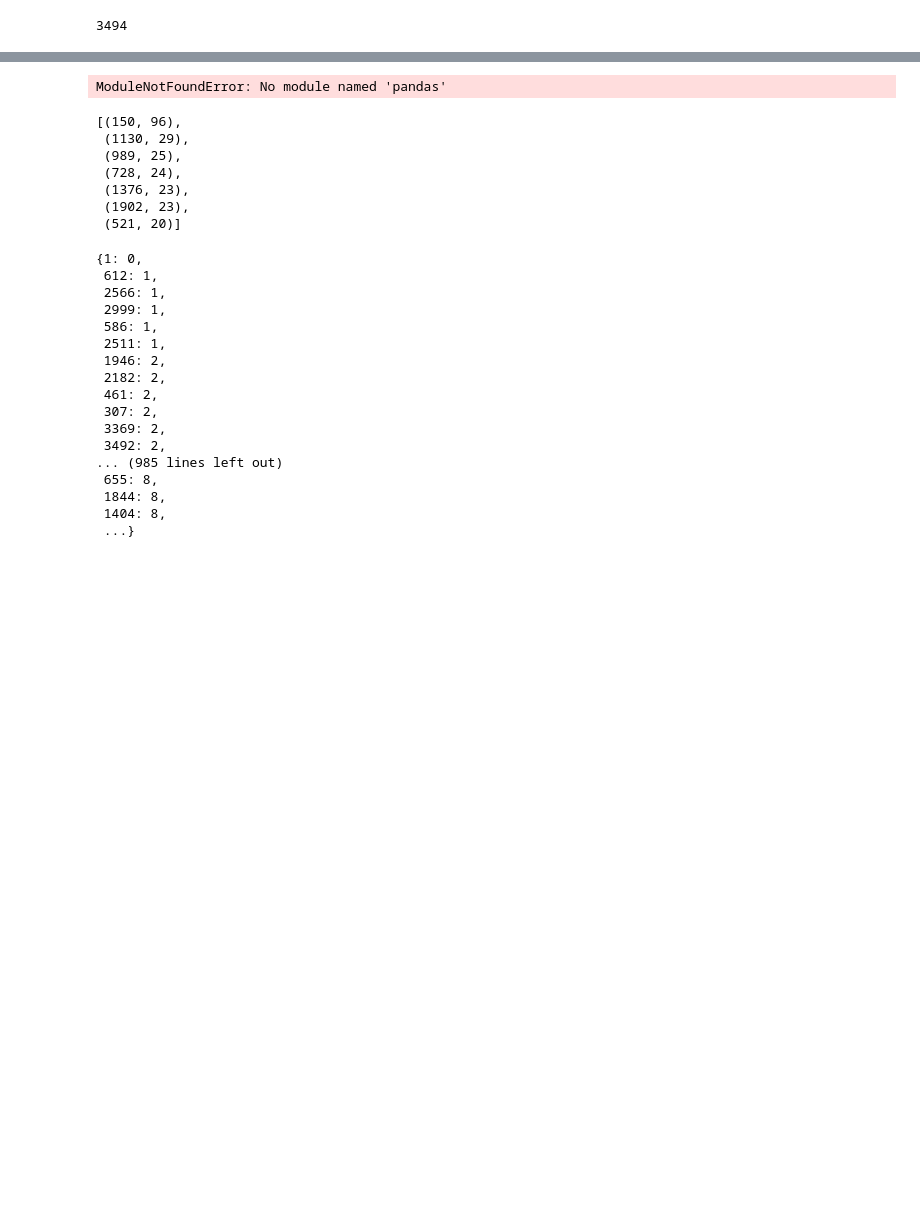
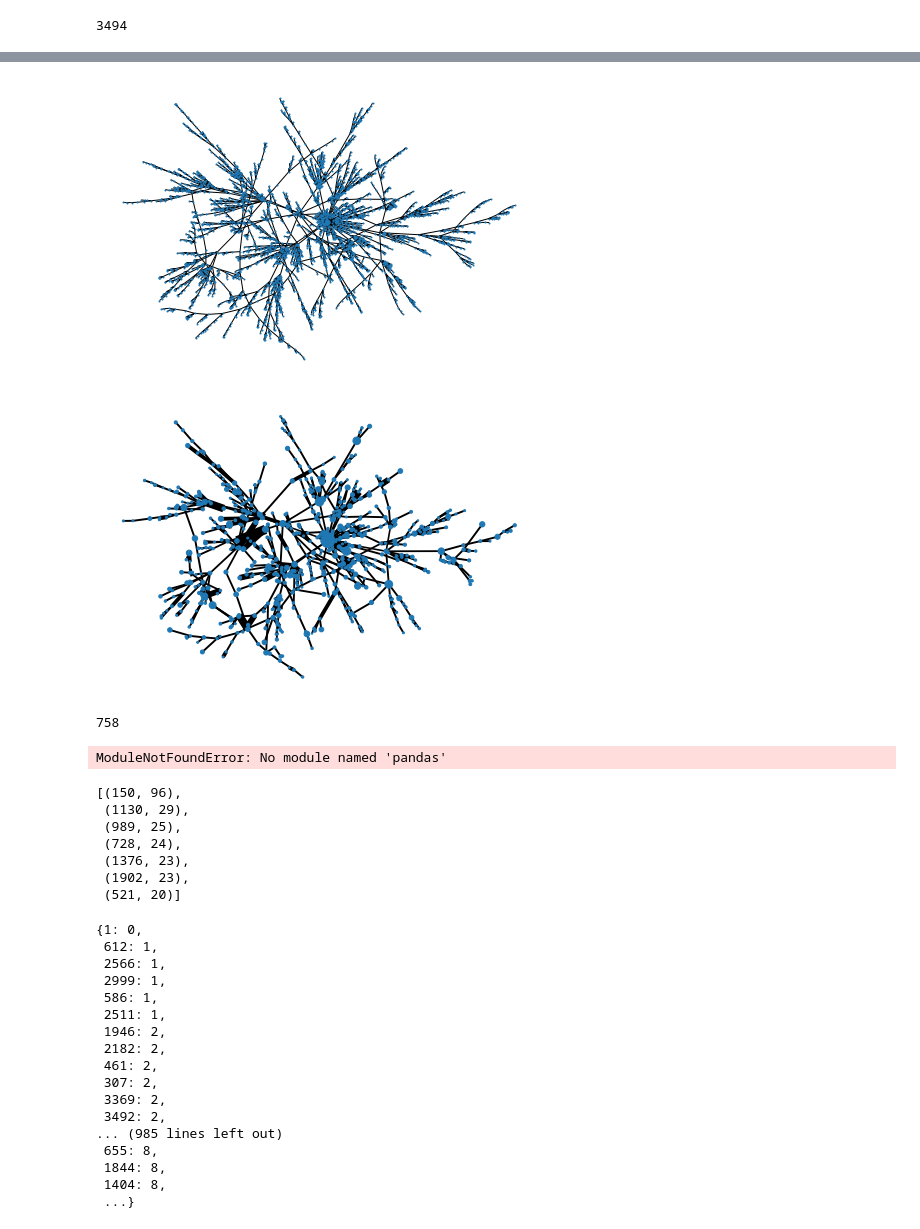
Before and after one commit to joachimwolff/scHiCExplorer, a Jupyter notebook: cell_cyclus.ipynb, the cells around one changed output, grey strips where cells are left out. Cells and saved outputs as stored; diff of their text form; code cells hidden in the pictures; blank space fills up the shorter version.

```diff
--- a/cell_cyclus.ipynb
+++ b/cell_cyclus.ipynb
@@ -28,3 +87,70 @@ plt.show()
+# %%
+
+from collections import defaultdict
+
+import matplotlib.pyplot as plt
+import networkx as nx
+import numpy
+from scipy.cluster import hierarchy
+from scipy.spatial import distance
+
+
+def create_hc(G):
+    """Creates hierarchical cluster of graph G from distance matrix"""
+    path_length = nx.all_pairs_shortest_path_length(G)
+    distances = numpy.zeros((len(G), len(G)))
+    for u, p in path_length:
+        for v, d in p.items():
+            distances[u][v] = d
+    # Create hierarchical cluster
+    Y = distance.squareform(distances)
+    Z = hierarchy.complete(Y)  # Creates HC using farthest point linkage
+    # This partition selection is arbitrary, for illustrive purposes
+    membership = list(hierarchy.fcluster(Z, t=1.15))
+    # Create collection of lists for blockmodel
+    partition = defaultdict(list)
+    for n, p in zip(list(range(len(G))), membership):
+        partition[p].append(n)
+    return list(partition.values())
+
+
+
+# G = nx.read_edgelist("hartford_drug.edgelist")
+
+# Extract largest connected component into graph H
+H = G.subgraph(next(nx.connected_components(G)))
+# Makes life easier to have consecutively labeled integer nodes
+H = nx.convert_node_labels_to_integers(H)
+# Create parititions with hierarchical clustering
+partitions = create_hc(H)
+# Build blockmodel graph
+BM = nx.quotient_graph(H, partitions, relabel=True)
+
+# Draw original graph
+pos = nx.spring_layout(H, iterations=300)
+# plt.subplot(211)
+nx.draw(H, pos, with_labels=False, node_size=1)
+plt.show()
+plt.close()
+# Draw block model with weighted edges and nodes sized by number of internal nodes
+node_size = [BM.nodes[x]['nnodes'] * 2 for x in BM.nodes()]
+edge_width = [(2 * d['weight']) for (u, v, d) in BM.edges(data=True)]
+# Set positions to mean of positions of internal nodes from original graph
+posBM = {}
+for n in BM:
+    xy = numpy.array([pos[u] for u in BM.nodes[n]['graph']])
+    posBM[n] = xy.mean(axis=0)
+
+nx.draw(BM, posBM, node_size=node_size, width=edge_width, with_labels=False)
+plt.axis('off')
+plt.show()
+# %% [output]
+[figure, added]
+[figure, added]
+# %%
+len(node_size)
+# %% [output]
+758
 # %%
 import pandas as pd
 # %% [output]
```
Also changed, not shown: parts of 9 cells of this notebook.
